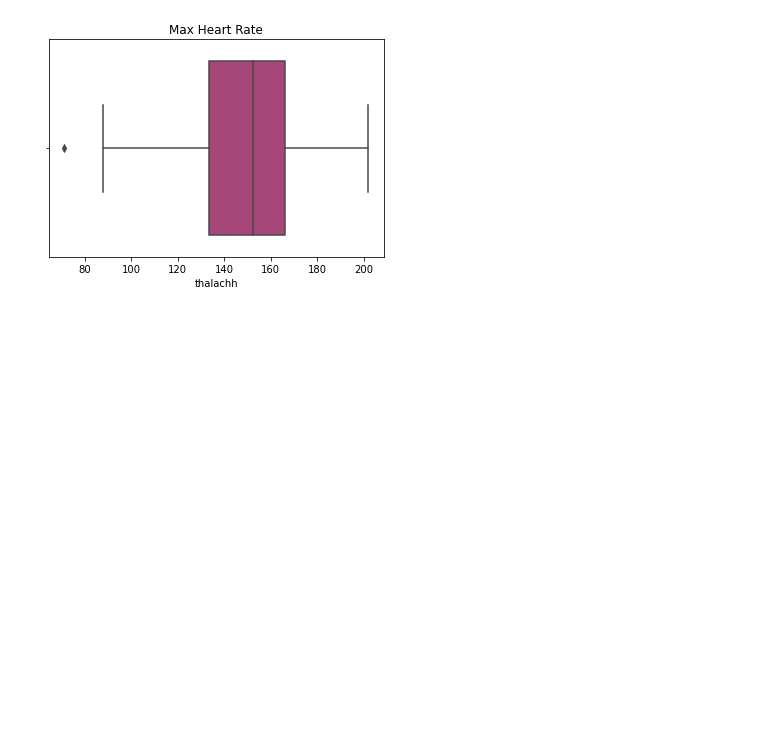
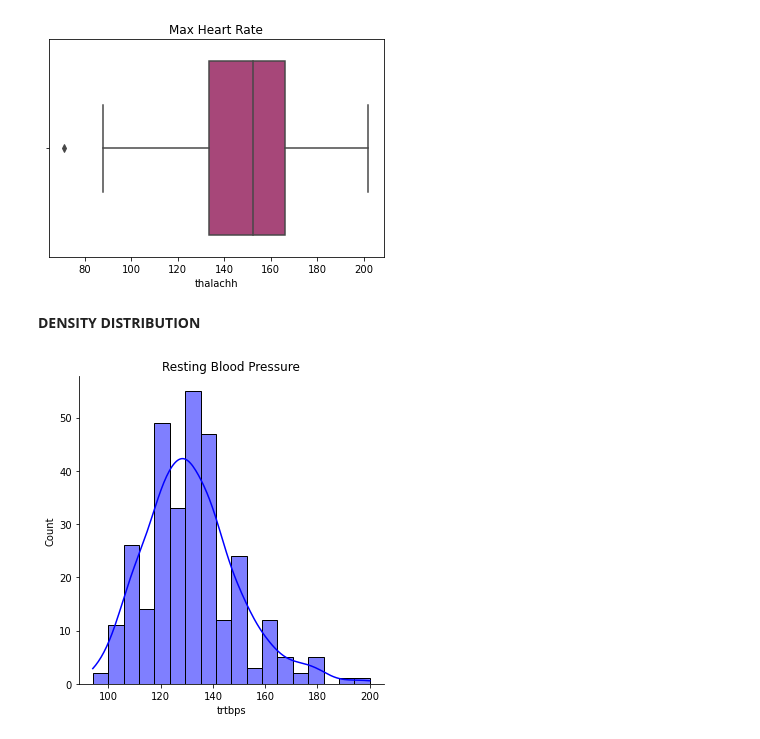
Before and after one commit to Si-D/Heart-Attack-Prediction, a Jupyter notebook: heartattackprediction.ipynb, the cells around one changed output. Saved outputs shown, nothing was run; the diff lists cells and outputs as text; code cells hidden in the pictures; blank space fills up the shorter version.

```diff
--- a/heartattackprediction.ipynb
+++ b/heartattackprediction.ipynb
@@ -149,3 +147,11 @@ plt.title("Max Heart Rate")
 plt.show()
 # %% [output]
 [figure]
+# %% [markdown]
+**DENSITY DISTRIBUTION**
+# %%
+sns.displot(data=data, x='trtbps',kde=True,color='blue')
+plt.title("Resting Blood Pressure")
+plt.show()
+# %% [output]
+[figure, added]
```
Also changed, not shown: parts of 7 cells of this notebook.
